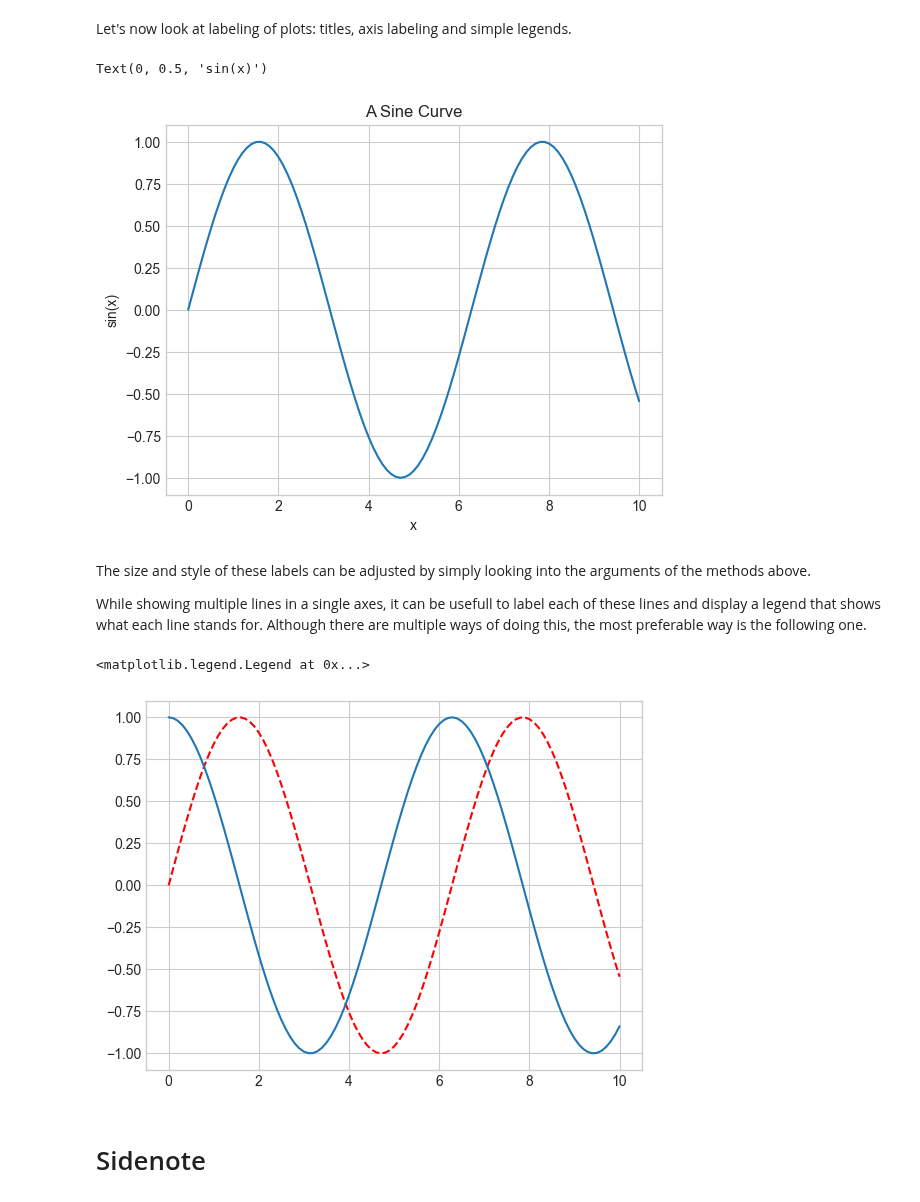
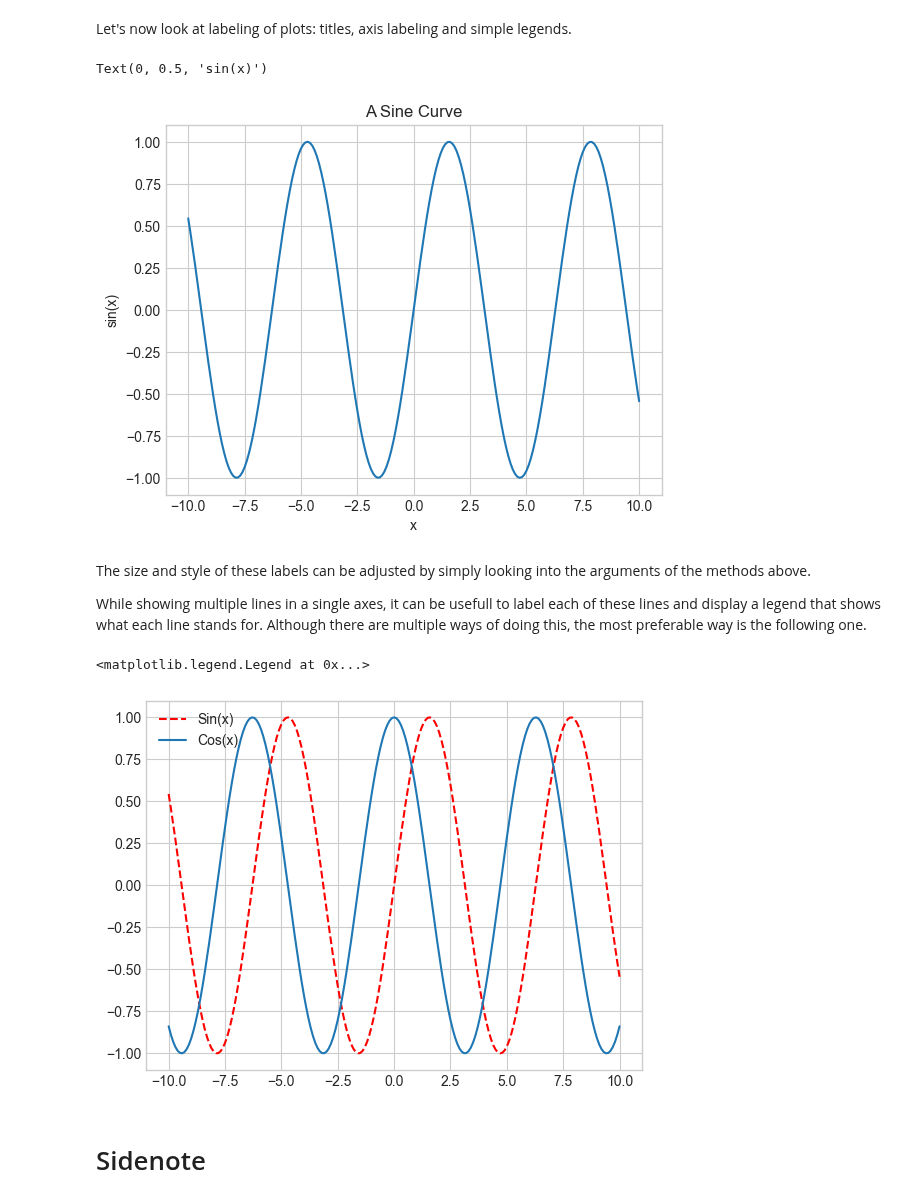
Before and after one commit to denis-james/Self-Learning, a Jupyter notebook: Matplotlib/1. Simple Line Plots.ipynb, the cells around one changed output. Drawn from its saved outputs; the diff is of its cells as text; code cells hidden in the pictures.

```diff
--- a/Matplotlib/1. Simple Line Plots.ipynb
+++ b/Matplotlib/1. Simple Line Plots.ipynb
@@ -21,7 +21,7 @@ After defining the axes we can plot our graph in that given axes.
 # %%
 fig=plt.figure()
 ax=plt.axes()
-x=np.linspace(0,10,101,)
+x=np.linspace(-10,10,201,)
 
 ax.plot(x,np.sin(np.pi*x))
 # %% [output]
@@ -157,7 +166,7 @@ plt.xlabel('x')
 plt.ylabel('sin(x)')
 # %% [output]
 Text(0, 0.5, 'sin(x)')
-[figure, old version]
+[figure, new version]
 # %% [markdown]
 The size and style of these labels can be adjusted by simply looking into the arguments of the methods above.
 
@@ -165,10 +174,10 @@ While showing multiple lines in a single axes, it can be usefull to label each o
 # %%
 plt.plot(x,np.sin(x),'--r',label='Sin(x)')
 plt.plot(x,np.cos(x),label='Cos(x)')
-plt.legend('')
+plt.legend()
 # %% [output]
 <matplotlib.legend.Legend at 0x...>
-[figure, old version]
+[figure, new version]
 # %% [markdown]
 # Sidenote
 # %% [markdown]
```
Also changed, not shown: parts of 13 cells of this notebook.
